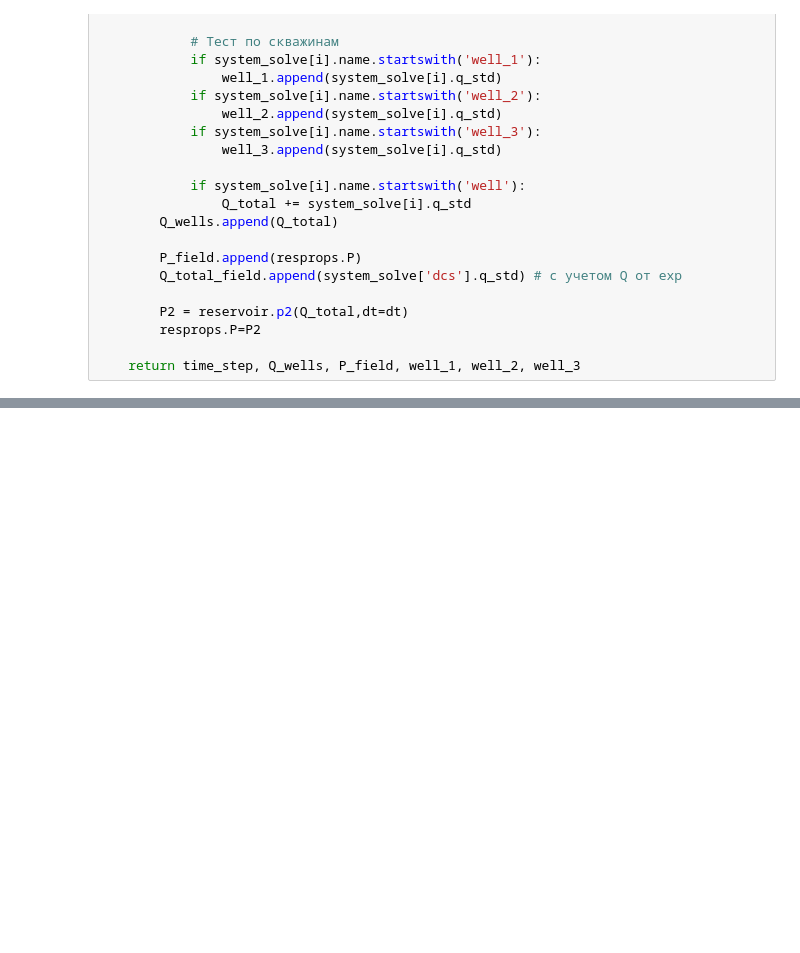
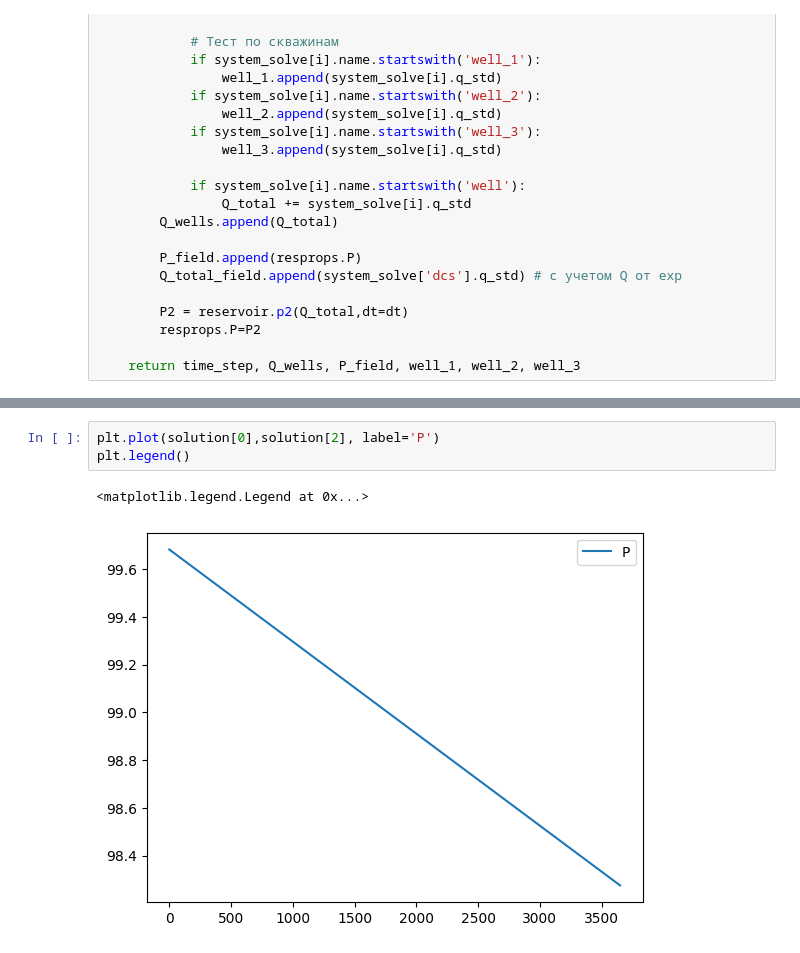
Before and after one commit to Rexihs/HomeWork, a Jupyter notebook: курсовая.ipynb, the cells around one changed output, grey strips where cells are left out. Drawn from its saved outputs; the diff is of its cells as text; blank space fills up the shorter version.

```diff
--- a/курсовая.ipynb
+++ b/курсовая.ipynb
@@ -126,0 +116,6 @@ plt.legend()
+# %%
+plt.plot(solution[0],solution[2], label='P')
+plt.legend()
+# %% [output]
+<matplotlib.legend.Legend at 0x...>
+[figure, added]
```
Also changed, not shown: parts of 5 cells of this notebook.
